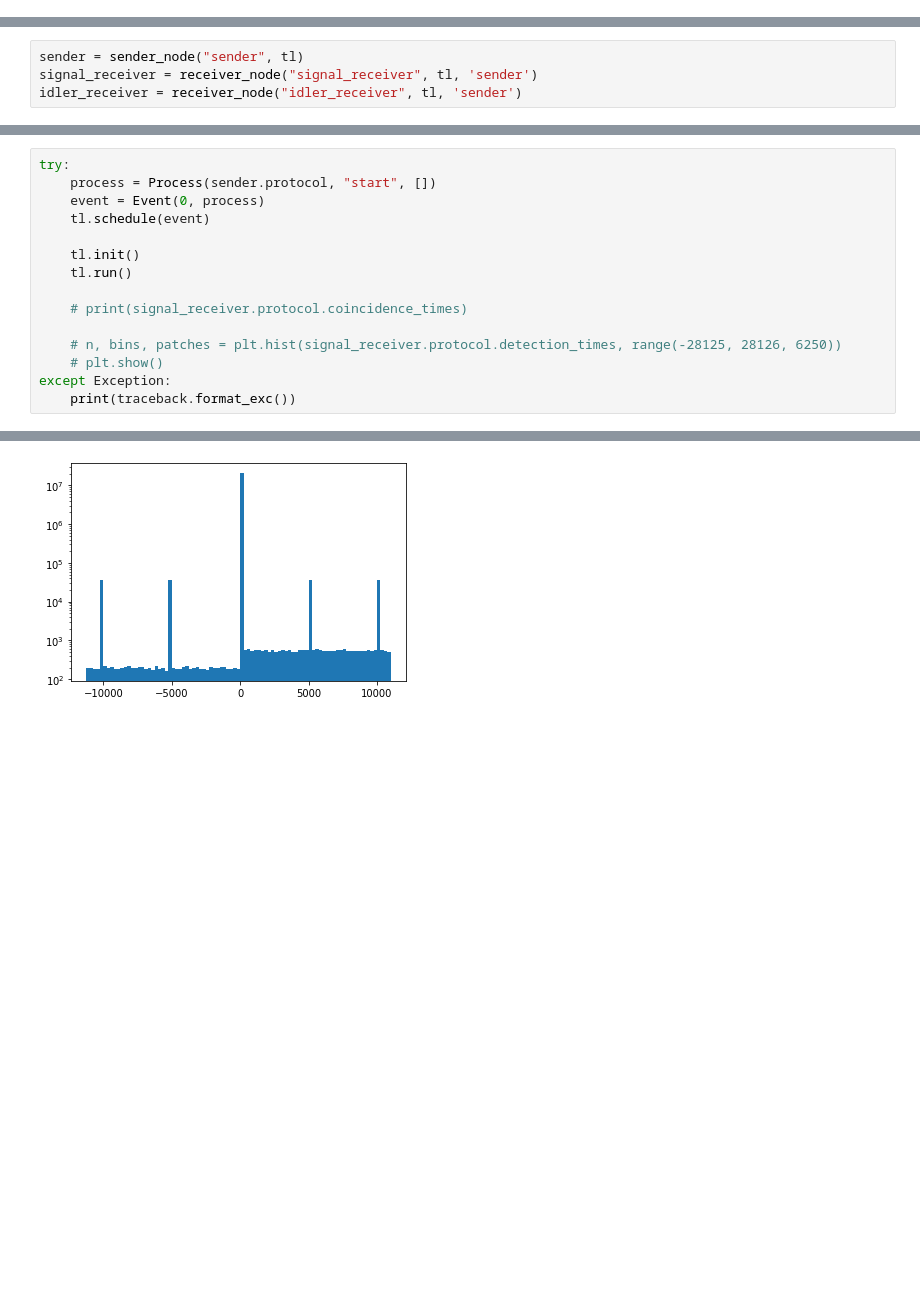
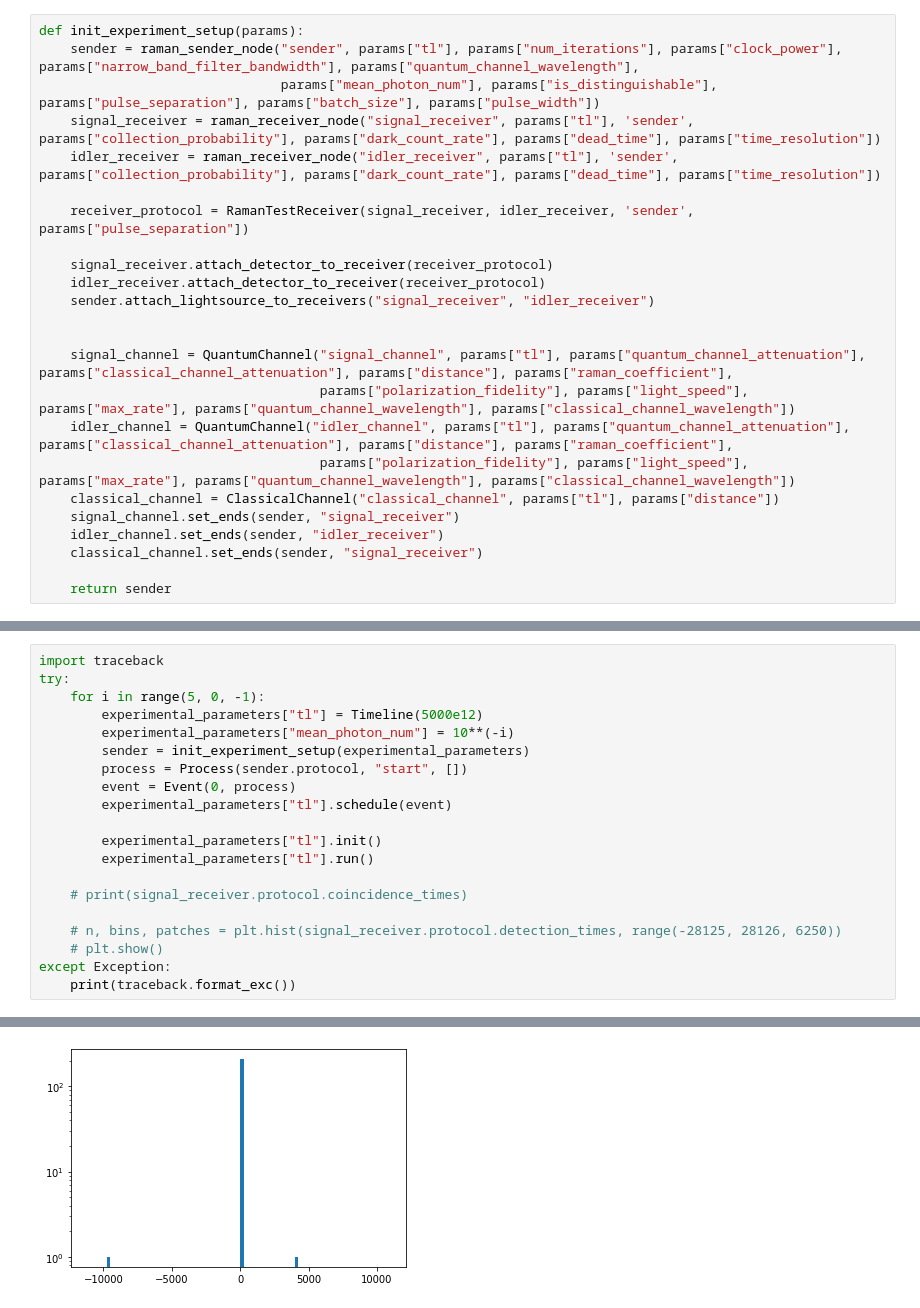
Before and after one commit to anshsingal/SeQUeNCe-research, a Jupyter notebook: raman_test2.ipynb, the cells around one changed output, grey strips where cells are left out. Cells and saved outputs as stored; diff of their text form; blank space fills up the shorter version.

```diff
--- a/raman_test2.ipynb
+++ b/raman_test2.ipynb
@@ -33 +8,25 @@ class ExpMsg(Message):
+# %%
+def init_experiment_setup(params):
+    sender = raman_sender_node("sender", params["tl"], params["num_iterations"], params["clock_power"], params["narrow_band_filter_bandwidth"], params["quantum_channel_wavelength"],
+                               params["mean_photon_num"], params["is_distinguishable"], params["pulse_separation"], params["batch_size"], params["pulse_width"])
+    signal_receiver = raman_receiver_node("signal_receiver", params["tl"], 'sender', params["collection_probability"], params["dark_count_rate"], params["dead_time"], params["time_resolution"])
+    idler_receiver = raman_receiver_node("idler_receiver", params["tl"], 'sender', params["collection_probability"], params["dark_count_rate"], params["dead_time"], params["time_resolution"])
+
+    receiver_protocol = RamanTestReceiver(signal_receiver, idler_receiver, 'sender', params["pulse_separation"])
+
+    signal_receiver.attach_detector_to_receiver(receiver_protocol)
+    idler_receiver.attach_detector_to_receiver(receiver_protocol)
+    sender.attach_lightsource_to_receivers("signal_receiver", "idler_receiver")
+
+
+    signal_channel = QuantumChannel("signal_channel", params["tl"], params["quantum_channel_attenuation"], params["classical_channel_attenuation"], params["distance"], params["raman_coefficient"],
+                                    params["polarization_fidelity"], params["light_speed"], params["max_rate"], params["quantum_channel_wavelength"], params["classical_channel_wavelength"])
+    idler_channel = QuantumChannel("idler_channel", params["tl"], params["quantum_channel_attenuation"], params["classical_channel_attenuation"], params["distance"], params["raman_coefficient"],
+                                    params["polarization_fidelity"], params["light_speed"], params["max_rate"], params["quantum_channel_wavelength"], params["classical_channel_wavelength"])
+    classical_channel = ClassicalChannel("classical_channel", params["tl"], params["distance"])
+    signal_channel.set_ends(sender, "signal_receiver")
+    idler_channel.set_ends(sender, "idler_receiver")
+    classical_channel.set_ends(sender, "signal_receiver")
+
+    return sender
 # %%
@@ -377,4 +66,0 @@ class sender_node(Node):
-# %%
-sender = sender_node("sender", tl)
-signal_receiver = receiver_node("signal_receiver", tl, 'sender')
-idler_receiver = receiver_node("idler_receiver", tl, 'sender')
@@ -401,11 +67,16 @@ except Exception:
 # %%
+import traceback
 try:
-    process = Process(sender.protocol, "start", [])
-    event = Event(0, process)
-    tl.schedule(event)
+    for i in range(5, 0, -1):
+        experimental_parameters["tl"] = Timeline(5000e12)
+        experimental_parameters["mean_photon_num"] = 10**(-i)
+        sender = init_experiment_setup(experimental_parameters)
+        process = Process(sender.protocol, "start", [])
+        event = Event(0, process)
+        experimental_parameters["tl"].schedule(event)
 
-    tl.init()
-    tl.run()
+        experimental_parameters["tl"].init()
+        experimental_parameters["tl"].run()
 
     # print(signal_receiver.protocol.coincidence_times)
 
@@ -434 +98 @@ found correlations for window: 49
-[figure, old version]
+[figure, new version]
```
Also changed, not shown: parts of 30 cells of this notebook, 6 other files.
